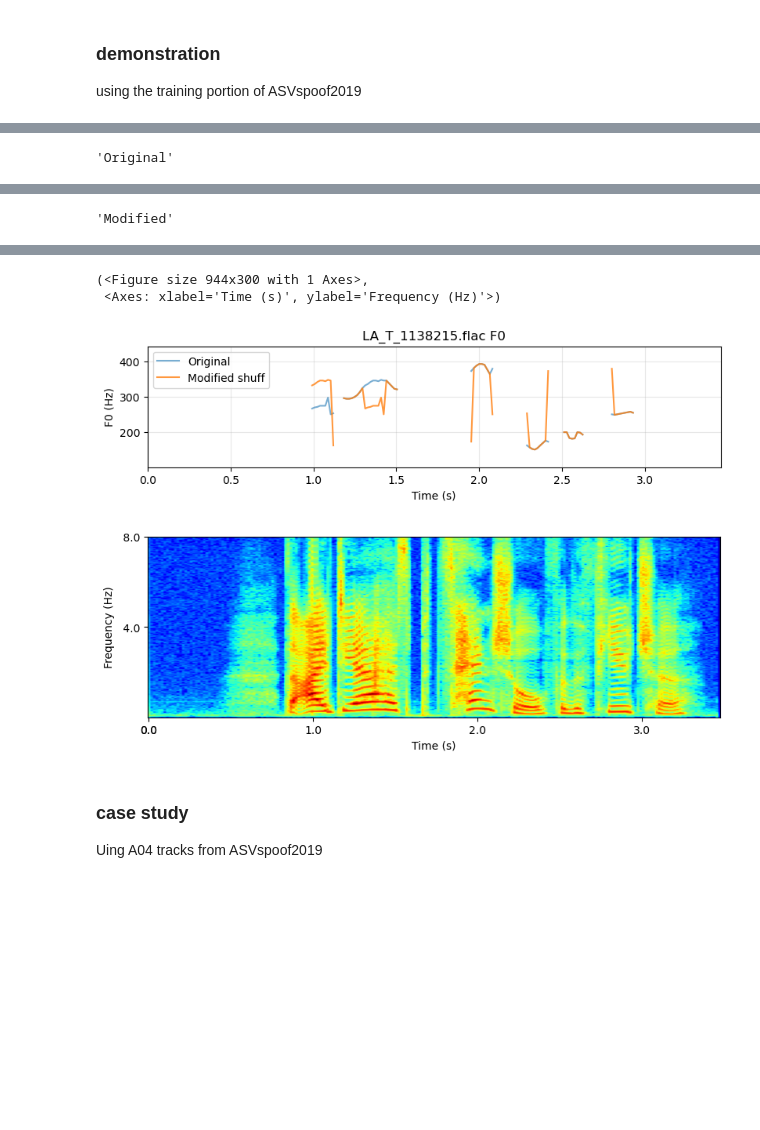
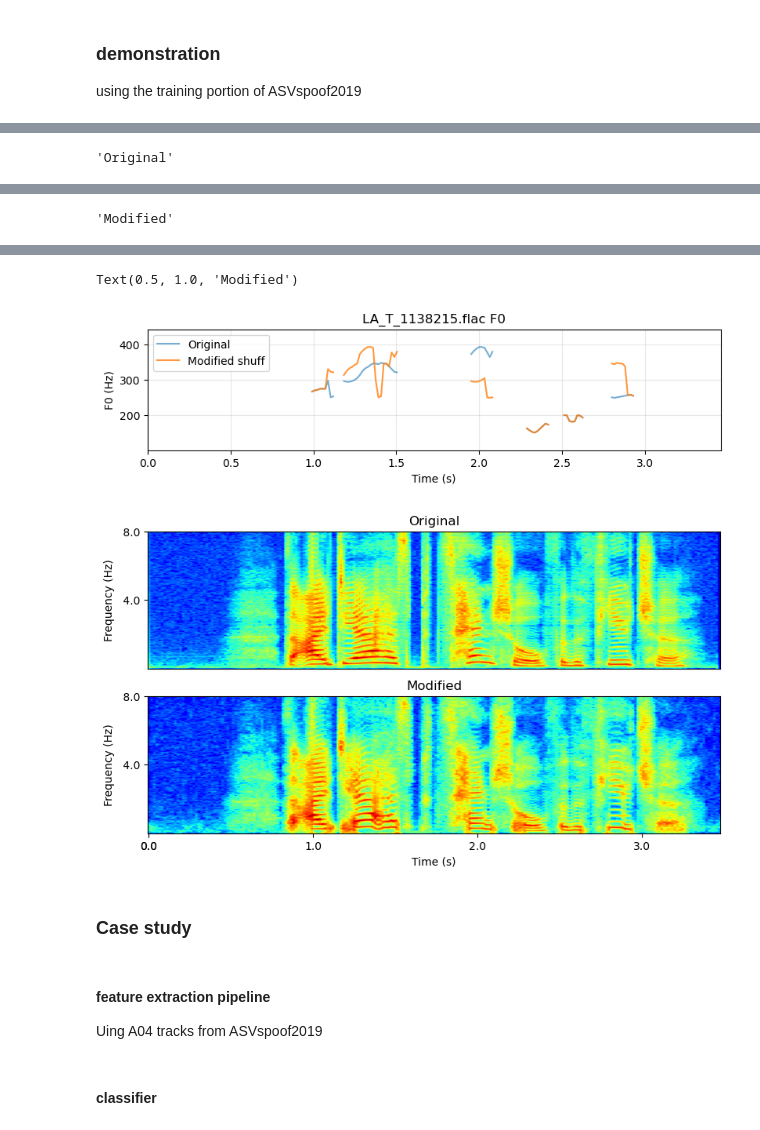
Before and after one commit to nii-yamagishilab/MoE-AntiDeepfake, a Jupyter notebook: notebooks/notebook_manipulation.ipynb, the cells around one changed output, grey strips where cells are left out. Cells and saved outputs as stored; diff of their text form; code cells hidden in the pictures; blank space fills up the shorter version.

```diff
--- a/notebooks/notebook_manipulation.ipynb
+++ b/notebooks/notebook_manipulation.ipynb
@@ -379,6 +508,11 @@ def apply_f0_mod(f0_traj, mod='shift', hop_s=0.016):
         f0_traj_mod = None
         print(f"Manipulation not recognized.")
 
+    if f0_traj.shape[0] > f0_traj_mod.shape[0]:
+        f0_traj_mod_ = np.zeros_like(f0_traj)
+        f0_traj_mod_[0:f0_traj_mod.shape[0]] =f0_traj_mod
+    else:
+        f0_traj_mod = f0_traj_mod[0:f0_traj.shape[0]]
     return f0_traj_mod
 # %% [markdown]
 ### reconstruction (optional)
@@ -495,39 +633,41 @@ n_frames = len(f0_traj)
 time = np.arange(n_frames) * (stft_params.hop_size / stft_params.sample_rate)
 
 valid = np.isfinite(f0_traj)
 f0_min = np.nanmin(f0_traj[valid])
 f0_max = np.nanmax(f0_traj[valid])
 pad = 50  # Hz for visualization
 
 axes.plot(time, f0_traj, label="Original", alpha=0.6)
 axes.plot(time, f0_traj_mod, label="Modified {:s}".format(mod), alpha=0.8)
 axes.set_title(f"{str(filepath.name)} F0")
 axes.set_ylim(f0_min - pad, f0_max + pad)
 axes.set_xlim(0, max(time))
 axes.legend()
 
 axes.set_xlabel("Time (s)")
 axes.set_ylabel("F0 (Hz)")
 axes.grid(True, alpha=0.3)
 
 
 display("Original")
 display(Audio(filepath))
 display("Modified")
 display(Audio(data=x_mod, rate=sr))
 
-fig, axis = plt.subplots(1, 1, figsize=(9.44, 3), sharex=False)
+fig = plt.figure(figsize=(9.44, 5))
+axis = fig.add_subplot(2, 1, 1)
 plot_spec(x, fig, axis, {'plot_spec': {'sampling_rate': sr, 'frame_shift': stft_params.hop_size, 'frame_length': stft_params.win_size}})
+axis.set_xticks([]);axis.set_xlabel(''); axis.set_title('Original')
+axis = fig.add_subplot(2, 1, 2)
+plot_spec(x_mod, fig, axis, {'plot_spec': {'sampling_rate': sr, 'frame_shift': stft_params.hop_size, 'frame_length': stft_params.win_size}})
+axis.set_title('Modified')
 # %% [output]
 'Original'
 [interactive output not drawn]
 'Modified'
 [interactive output not drawn]
-(<Figure size 944x300 with 1 Axes>,
- <Axes: xlabel='Time (s)', ylabel='Frequency (Hz)'>)
+Text(0.5, 1.0, 'Modified')
-[figure, old version]
+[figure, new version]
-[figure, old version]
+[figure, new version]
 # %% [markdown]
-### case study
-
-Uing A04 tracks from ASVspoof2019
+### Case study
@@ -553 +674,5 @@ def feat_pipline(file_list, pipeline, feat_name, debug=False):
+# %% [markdown]
+#### feature extraction pipeline
+
+Uing A04 tracks from ASVspoof2019
 # %%
@@ -611 +731,3 @@ mod_shuff_dataframe = feat_pipline(real_list, f0_mod_pipeline_shuf, feat_name='f
+# %% [markdown]
+#### classifier
 # %%
```
Also changed, not shown: parts of 45 cells of this notebook, 2 other files.
